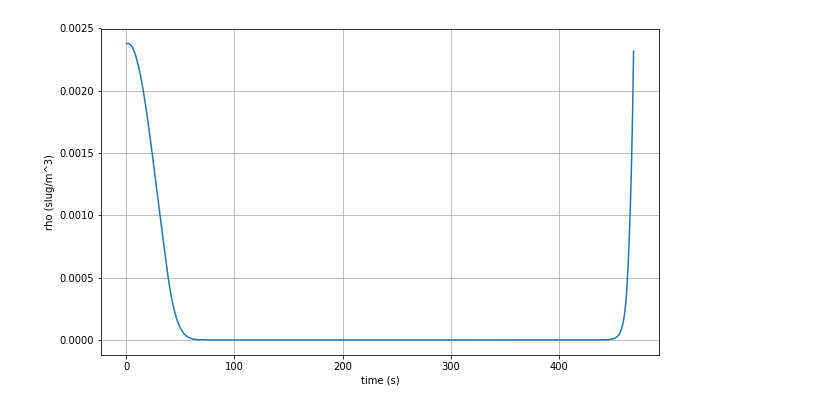
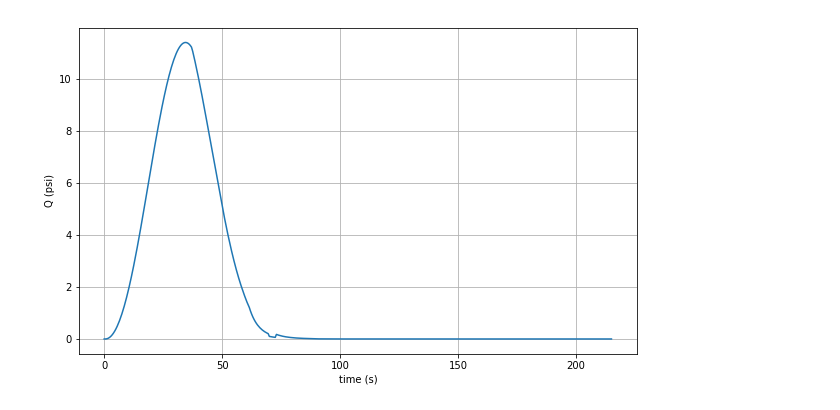
Before and after one commit to rocketproplab/marginal-stability, a Jupyter notebook: Design/Vehicle-Sizing/marginal-stability-sizing.ipynb, the cells around one changed output. Saved outputs shown, nothing was run; the diff lists cells and outputs as text; code cells hidden in the pictures.

Commit message:
include tank sizing, fix timestep bug, add limits to plots

```diff
--- a/Design/Vehicle-Sizing/marginal-stability-sizing.ipynb
+++ b/Design/Vehicle-Sizing/marginal-stability-sizing.ipynb
@@ -64,19 +66,19 @@ burntime = 60 # s
 
 nengines = 1
 thrust_sl = 5000  # lbf
-Isp = 260 #s
+Isp = 257.23 #s
 mdot = nengines*thrust_sl/(Isp) #lbm/s
 twratio = 50  # estimated thrust 2 weight ratio
 mixtureratio = 2.23
 g0Metric = 9.81 #m/s^2
 g0Imp = 32.17 #ft/s^2
 
-mstructure = 328  # lbm
-mavionics = 21.4  # lbm
+mstructure = 196.37  # lbm
+mavionics = 21.55  # lbm
 msystems = 67.8 # lbm
-mmisc = 25 #lbm
+mmisc = 0 #lbm
 #mengine = thrust_sl*nengines/twratio #lbm
-mpropulsion = 55 # lbm
+mpropulsion = 73.82 # lbm
 mpropellant = mdot*burntime
 
 
@@ -91,7 +93,9 @@ pressurantdiameter = diameter - 2 #in
 HEinitialpressure = 4500 #psi
 HEfinalpressure = 50 #psi
 
-mtank = tankSize.getTankMass(tankpressure,diameter,mpropellant)
+mtank,mHe,mpress = tankSize.getTankMass(tankpressure,diameter,mpropellant)
+
+mpropellant += mHe
 
 if diameter == 8:
     refArea = .345 #ft^2
@@ -103,13 +107,14 @@ else:
     refArea = .538 #ft^2
 #reference area of .538 for 10" rocket, .345 for 8" rocket, 1.227 for 15" rocket, .785 for 12" rocket
 
-m0 = mpropulsion + mpropellant + mstructure + mavionics + msystems + mmisc + mtank
+m0 = mpropulsion + mpropellant + mstructure + mavionics + msystems + mmisc + mtank + mpress
 
 print('### STRUCTURAL PARAMETERS ###')
 print('Propellant Mass = %.2f lbm' % mpropellant)
 print('Propulsion Mass = %.2f lbm' % mpropulsion)
 print('Tank Mass = %.2f lbm' % mtank)
-print('Structural Mass (inc. Tank) = %.2f lbm' % (mstructure + mtank))
+print('Pressurant Tank Mass = %.2f lbm' % mpress)
+print('Structural Mass (inc. Tanks) = %.2f lbm' % (mstructure + mtank + mpress))
 print('Systems Mass = %.2f lbm' % msystems)
 print('Misc Mass = %.2f lbm' % mmisc)
 print('Avionics Mass = %.2f lbm' % mavionics)
@@ -147,4 +152,6 @@ engines = {
     'Ae': 2.690978,
     'nengines': nengines
 }
+
+timestep = 0.5
 # %% [output]
@@ -166,7 +173,7 @@ Total Impulse = 300000 lbf-s
 ### OTHER IMPORTANT THINGS ###
 Burn Time = 60.00 s
 # %%
-itsatest = sim.Rocket(initialConditions, engines, burntime)
+itsatest = sim.Rocket(initialConditions, engines,burntime,timestep)
 altitude, velocity, acceleration, mass, time, thrust, drag, Q, rho, temperature = itsatest.run()
 # %%
 kmaltitude = [unit.ftToM(x)/1000 for x in altitude]
@@ -240,13 +254,12 @@ Height at burnout = 127081.84 ft
 # %%
+shortTime = time[0:len(Q)]
 fig1 = plt.figure(figsize=(10,6))
 ax11 = fig1.add_subplot(1,1,1)
-maltitude = [unit.ftToM(x) for x in altitude]
-mvelocity = [unit.ftToM(v) for v in velocity]
-ax11.plot(time,rho)
+ax11.plot(shortTime,QPsi)
 ax11.set_title('')
 ax11.set_xlabel('time (s)')
-ax11.set_ylabel('rho (slug/m^3)')
+ax11.set_ylabel('Q (psi)')
 ax11.grid()
 plt.show()
 # %% [output]
-[figure, old version]
+[figure, new version]
```
Also changed, not shown: parts of 5 cells of this notebook, 7 other files.
